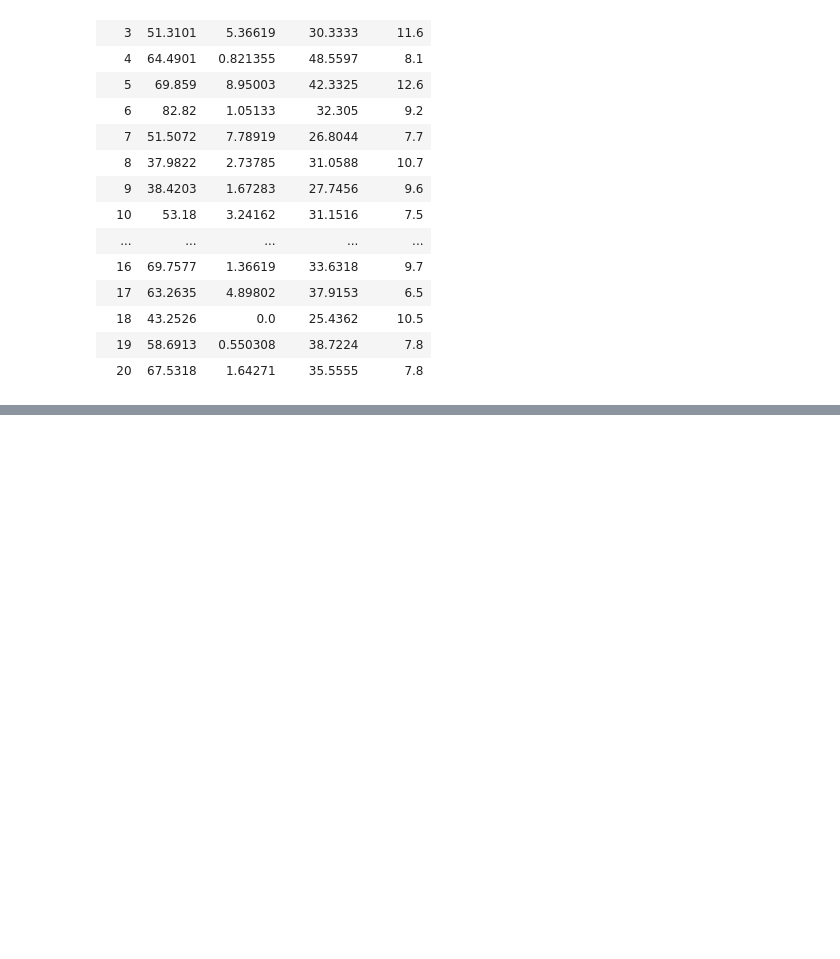
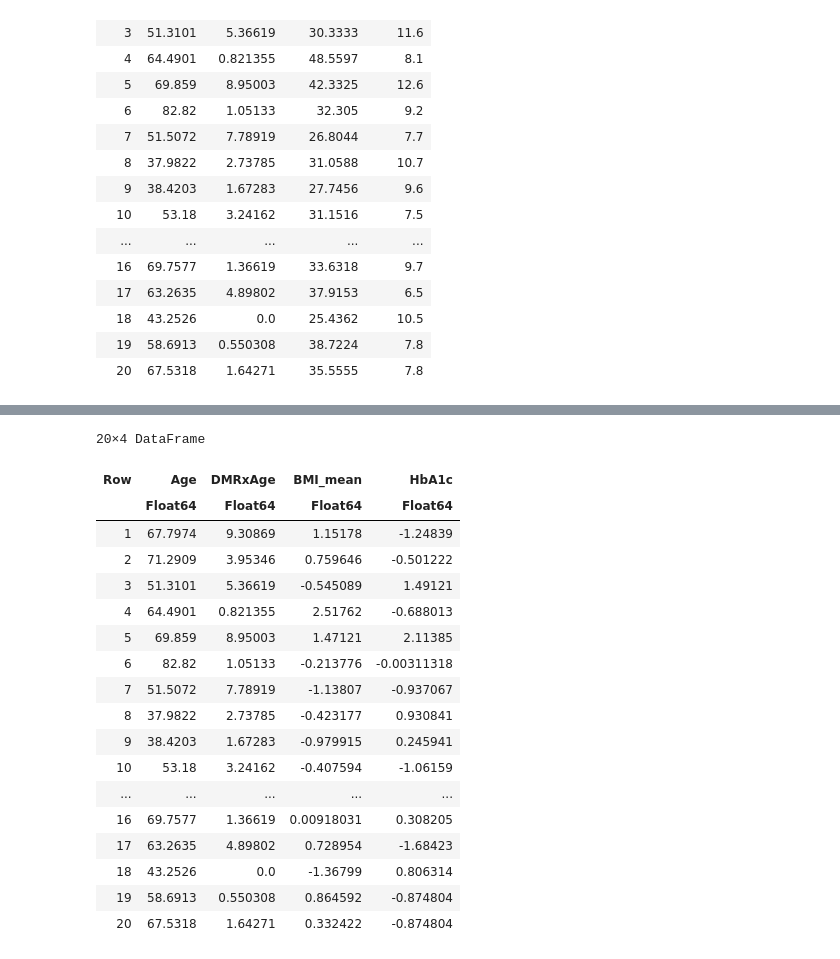
Before and after one commit to hindyros/MLOpt-PrecisionMedecine, a Jupyter notebook: Question2.ipynb, the cells around one changed output, grey strips where cells are left out. Cells and saved outputs as stored; diff of their text form; code cells hidden in the pictures; blank space fills up the shorter version.

```diff
--- a/Question2.ipynb
+++ b/Question2.ipynb
@@ -78 +123,23 @@ var_n (generic function with 1 method)
+# %%
+data_original
+# %% [output]
+20×4 DataFrame
+| Row | Age | DMRxAge | BMI_mean | HbA1c |
+|  | Float64 | Float64 | Float64 | Float64 |
+| 1 | 67.7974 | 9.30869 | 1.15178 | -1.24839 |
+| 2 | 71.2909 | 3.95346 | 0.759646 | -0.501222 |
+| 3 | 51.3101 | 5.36619 | -0.545089 | 1.49121 |
+| 4 | 64.4901 | 0.821355 | 2.51762 | -0.688013 |
+| 5 | 69.859 | 8.95003 | 1.47121 | 2.11385 |
+| 6 | 82.82 | 1.05133 | -0.213776 | -0.00311318 |
+| 7 | 51.5072 | 7.78919 | -1.13807 | -0.937067 |
+| 8 | 37.9822 | 2.73785 | -0.423177 | 0.930841 |
+| 9 | 38.4203 | 1.67283 | -0.979915 | 0.245941 |
+| 10 | 53.18 | 3.24162 | -0.407594 | -1.06159 |
+| ... | ... | ... | ... | ... |
+| 16 | 69.7577 | 1.36619 | 0.00918031 | 0.308205 |
+| 17 | 63.2635 | 4.89802 | 0.728954 | -1.68423 |
+| 18 | 43.2526 | 0.0 | -1.36799 | 0.806314 |
+| 19 | 58.6913 | 0.550308 | 0.864592 | -0.874804 |
+| 20 | 67.5318 | 1.64271 | 0.332422 | -0.874804 |
 # %%
```
Also changed, not shown: parts of 11 cells of this notebook.
